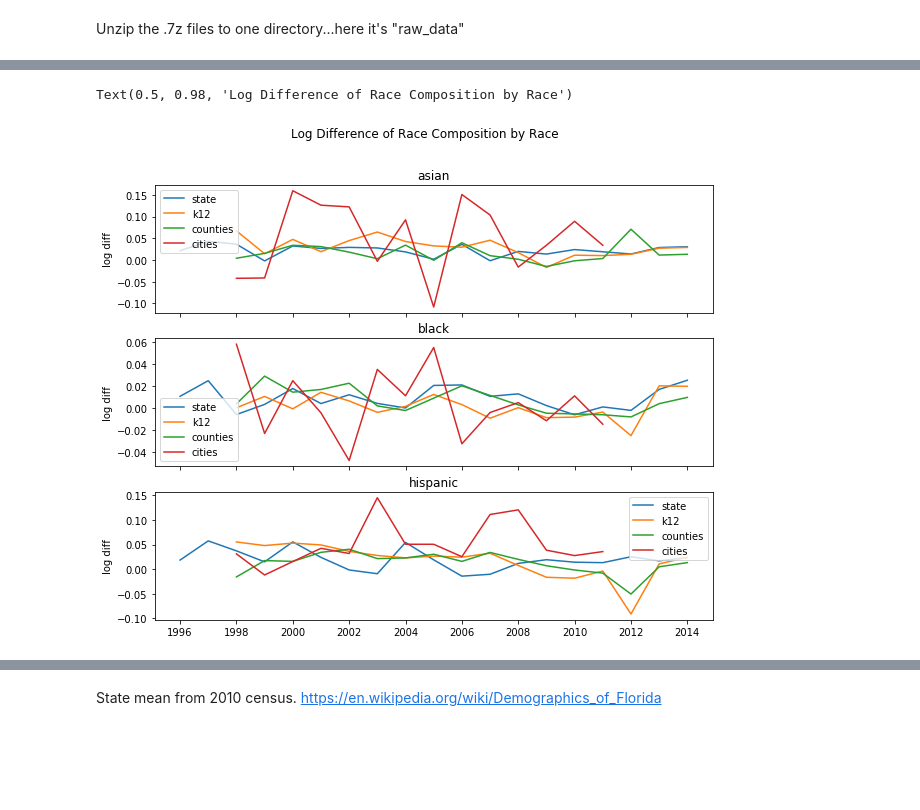
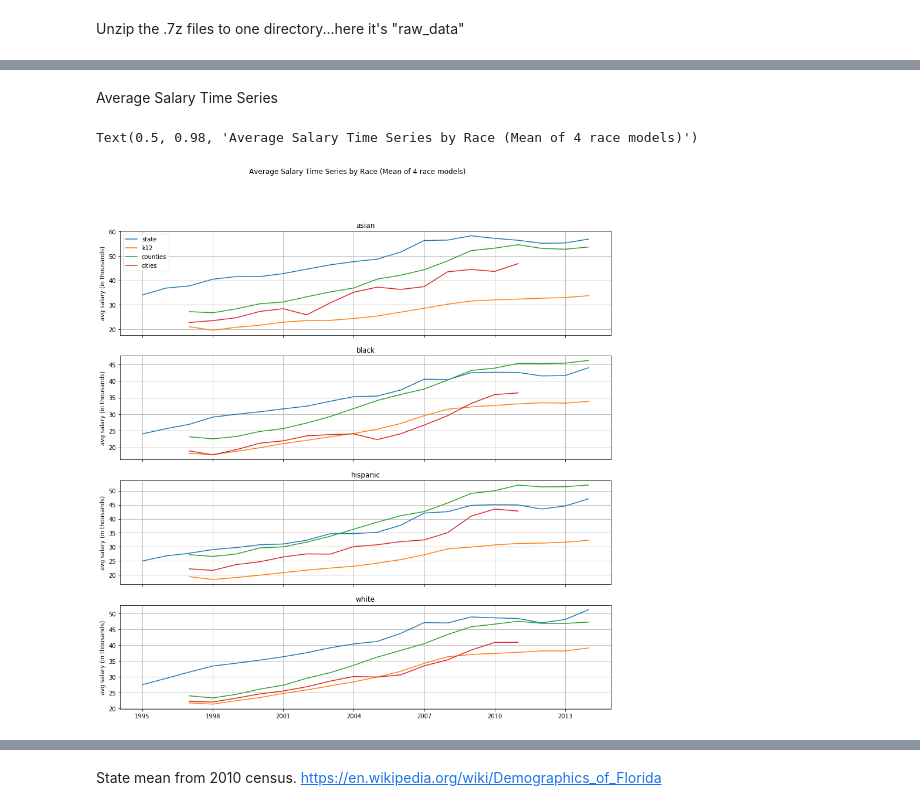
Before and after one commit to soodoku/public_employee_diversity, a Jupyter notebook: notebook/race_impute2.ipynb, the cells around one changed output, grey strips where cells are left out. Saved outputs shown, nothing was run; the diff lists cells and outputs as text; code cells hidden in the pictures; blank space fills up the shorter version.

```diff
--- a/notebook/race_impute2.ipynb
+++ b/notebook/race_impute2.ipynb
@@ -393,0 +454,14 @@ See the caveats in the documentation: http://pandas.pydata.org/pandas-docs/stabl
+# %%
+df_years['total_salary'] = df_years.n_observations * df_years.salary_avg
+df_years_pay_gb = df_years.groupby(['year_period_start', 'gov', 'race']).sum()[['total_salary',
+                          'n_observations']].reset_index()
+df_years_pay_gb['year'] = df_years_pay_gb['year_period_start'].astype('int')
+df_years_pay_gb['avg_salary'] = df_years_pay_gb['total_salary']/df_years_pay_gb['n_observations']
+
+asian = df_years_pay_gb.loc[df_years_pay_gb.race=='asian'].sort_values(by=['gov', 'year'])
+hispanic = df_years_pay_gb.loc[df_years_pay_gb.race=='hispanic'].sort_values(by=['gov', 'year'])
+black = df_years_pay_gb.loc[df_years_pay_gb.race=='black'].sort_values(by=['gov', 'year'])
+white = df_years_pay_gb.loc[df_years_pay_gb.race=='white'].sort_values(by=['gov', 'year'])
+population = df_years_pay_gb.loc[df_years_pay_gb.race=='all'].sort_values(by=['gov', 'year'])
+
+df_years_pay_gb_median = df_years.groupby(['year_period_start', 'gov', 'race']).mean()[['salary_median']].reset_index()
@@ -394,38 +531,49 @@ See the caveats in the documentation: http://pandas.pydata.org/pandas-docs/stabl
+# %% [markdown]
+Average Salary Time Series
 # %%
 
-# time series log diff by race
+
+# time series pay
 ##############################################################
 plt.close('all')
-fig, ax = plt.subplots(3, 1, figsize=(10, 8), sharex=True)
-ax[0].plot(asian.loc[asian.gov=='state', 'year'], asian.loc[asian.gov=='state', 'log_diff'], label='state')
-ax[0].plot(asian.loc[asian.gov=='k12', 'year'], asian.loc[asian.gov=='k12', 'log_diff'], label='k12')
-ax[0].plot(asian.loc[asian.gov=='counties', 'year'], asian.loc[asian.gov=='counties', 'log_diff'], label='counties')
-ax[0].plot(asian.loc[asian.gov=='cities', 'year'], asian.loc[asian.gov=='cities', 'log_diff'], label='cities')
-ax[0].set_ylabel('log diff')
+fig, ax = plt.subplots(4, 1, figsize=(15, 15), sharex=True)
+ax[0].plot(asian.loc[asian.gov=='state', 'year'], asian.loc[asian.gov=='state', 'avg_salary'], label='state')
+ax[0].plot(asian.loc[asian.gov=='k12', 'year'], asian.loc[asian.gov=='k12', 'avg_salary'], label='k12')
+ax[0].plot(asian.loc[asian.gov=='counties', 'year'], asian.loc[asian.gov=='counties', 'avg_salary'], label='counties')
+ax[0].plot(asian.loc[asian.gov=='cities', 'year'], asian.loc[asian.gov=='cities', 'avg_salary'], label='cities')
+ax[0].set_ylabel('avg salary (in thousands)')
 ax[0].set_title('asian')
 ax[0].legend()
+ax[0].grid()
 
-ax[1].plot(black.loc[black.gov=='state', 'year'], black.loc[black.gov=='state', 'log_diff'], label='state')
-ax[1].plot(black.loc[black.gov=='k12', 'year'], black.loc[black.gov=='k12', 'log_diff'], label='k12')
-ax[1].plot(black.loc[black.gov=='counties', 'year'], black.loc[black.gov=='counties', 'log_diff'], label='counties')
-ax[1].plot(black.loc[black.gov=='cities', 'year'], black.loc[black.gov=='cities', 'log_diff'], label='cities')
-ax[1].set_ylabel('log diff')
+ax[1].plot(black.loc[black.gov=='state', 'year'], black.loc[black.gov=='state', 'avg_salary'], label='state')
+ax[1].plot(black.loc[black.gov=='k12', 'year'], black.loc[black.gov=='k12', 'avg_salary'], label='k12')
+ax[1].plot(black.loc[black.gov=='counties', 'year'], black.loc[black.gov=='counties', 'avg_salary'], label='counties')
+ax[1].plot(black.loc[black.gov=='cities', 'year'], black.loc[black.gov=='cities', 'avg_salary'], label='cities')
+ax[1].set_ylabel('avg salary (in thousands)')
 ax[1].set_title('black')
-ax[1].legend()
+ax[1].grid()
 
-ax[2].plot(hispanic.loc[hispanic.gov=='state', 'year'], hispanic.loc[hispanic.gov=='state', 'log_diff'], label='state')
-ax[2].plot(hispanic.loc[hispanic.gov=='k12', 'year'], hispanic.loc[hispanic.gov=='k12', 'log_diff'], label='k12')
-ax[2].plot(hispanic.loc[hispanic.gov=='counties', 'year'], hispanic.loc[hispanic.gov=='counties', 'log_diff'], label='counties')
-ax[2].plot(hispanic.loc[hispanic.gov=='cities', 'year'], hispanic.loc[hispanic.gov=='cities', 'log_diff'], label='cities')
-ax[2].set_ylabel('log diff')
+ax[2].plot(hispanic.loc[hispanic.gov=='state', 'year'], hispanic.loc[hispanic.gov=='state', 'avg_salary'], label='state')
+ax[2].plot(hispanic.loc[hispanic.gov=='k12', 'year'], hispanic.loc[hispanic.gov=='k12', 'avg_salary'], label='k12')
+ax[2].plot(hispanic.loc[hispanic.gov=='counties', 'year'], hispanic.loc[hispanic.gov=='counties', 'avg_salary'], label='counties')
+ax[2].plot(hispanic.loc[hispanic.gov=='cities', 'year'], hispanic.loc[hispanic.gov=='cities', 'avg_salary'], label='cities')
+ax[2].set_ylabel('avg salary (in thousands)')
 ax[2].set_title('hispanic')
-ax[2].legend()
 ax[2].xaxis.set_major_locator(MaxNLocator(integer=True))
+ax[2].grid()
 
-plt.suptitle('Log Difference of Race Composition by Race')
+ax[3].plot(white.loc[white.gov=='state', 'year'], white.loc[white.gov=='state', 'avg_salary'], label='state')
+ax[3].plot(white.loc[white.gov=='k12', 'year'], white.loc[white.gov=='k12', 'avg_salary'], label='k12')
+ax[3].plot(white.loc[white.gov=='counties', 'year'], white.loc[white.gov=='counties', 'avg_salary'], label='counties')
+ax[3].plot(white.loc[white.gov=='cities', 'year'], white.loc[white.gov=='cities', 'avg_salary'], label='cities')
+ax[3].set_ylabel('avg salary (in thousands)')
+ax[3].set_title('white')
+ax[3].xaxis.set_major_locator(MaxNLocator(integer=True))
+ax[3].grid()
 
-
+plt.suptitle('Average Salary Time Series by Race (Mean of 4 race models)')
 ##############################################################
 # %% [output]
-Text(0.5, 0.98, 'Log Difference of Race Composition by Race')
+Text(0.5, 0.98, 'Average Salary Time Series by Race (Mean of 4 race models)')
-[figure, old version]
+[figure, new version]
```
Also changed, not shown: parts of 27 cells of this notebook.
